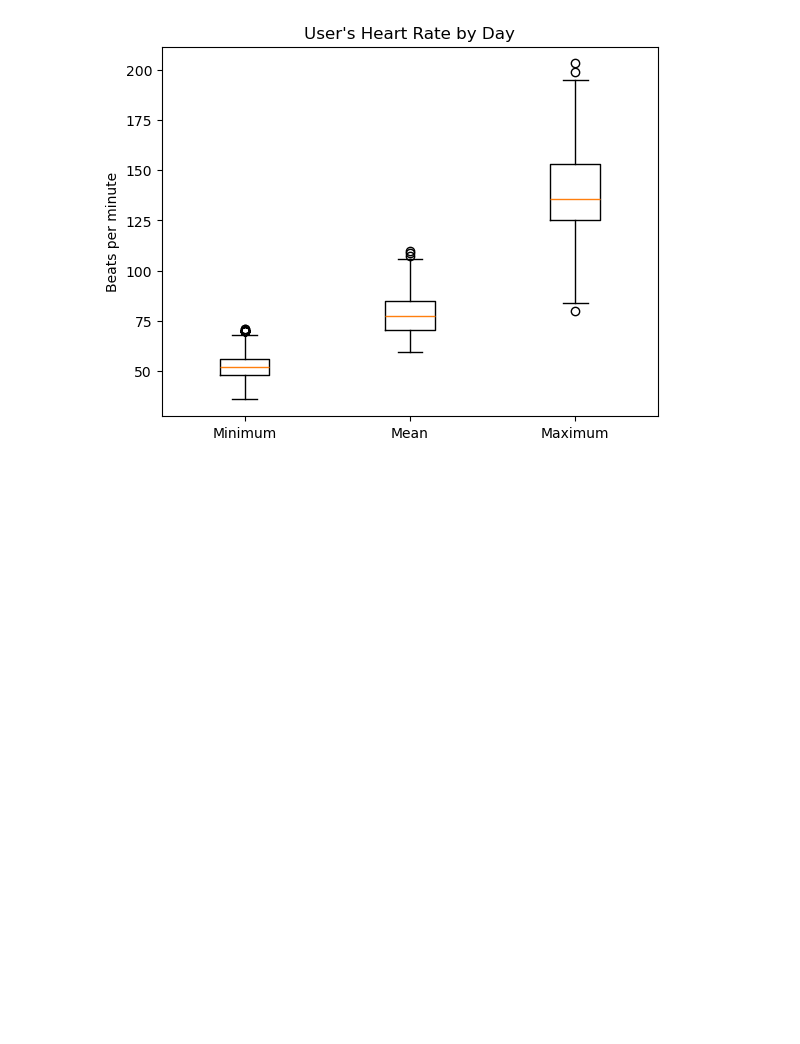
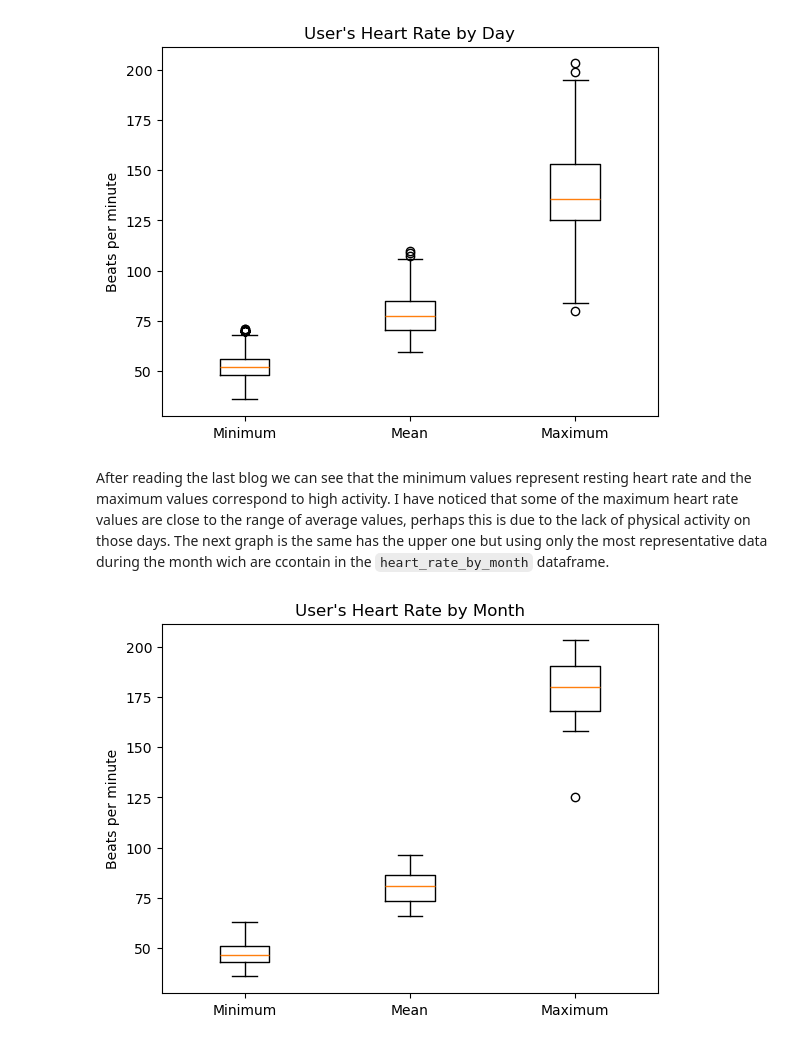
Before and after one commit to user-name-c/Bellabeat-Case-study, a Jupyter notebook: notebooks/bellabeat_analysis.ipynb, the cells around one changed output. Cells and saved outputs as stored; diff of their text form; code cells hidden in the pictures; blank space fills up the shorter version.

```diff
--- a/notebooks/bellabeat_analysis.ipynb
+++ b/notebooks/bellabeat_analysis.ipynb
@@ -172,3 +178,19 @@ plt.ylabel("Beats per minute")
 plt.show()
 # %% [output]
 [figure]
+# %% [markdown]
+After reading the last blog we can see that the minimum values represent resting heart rate and the maximum values correspond to high activity. I have noticed that some of the maximum heart rate values are close to the range of average values, perhaps this is due to the lack of physical activity on those days. The next graph is the same has the upper one but using only the most representative data during the month wich are ccontain in the `heart_rate_by_month` dataframe.
+# %%
+plt.figure()
+plt.boxplot([
+    heart_rate_by_month["min_heart_rate"],
+    heart_rate_by_month["mean_heart_rate"],
+    heart_rate_by_month["max_heart_rate"]
+])
+
+plt.title("User's Heart Rate by Month")
+plt.xticks([1,2,3], ["Minimum", "Mean", "Maximum"])
+plt.ylabel("Beats per minute")
+plt.show()
+# %% [output]
+[figure, added]
```
Also changed, not shown: parts of 5 cells of this notebook.
